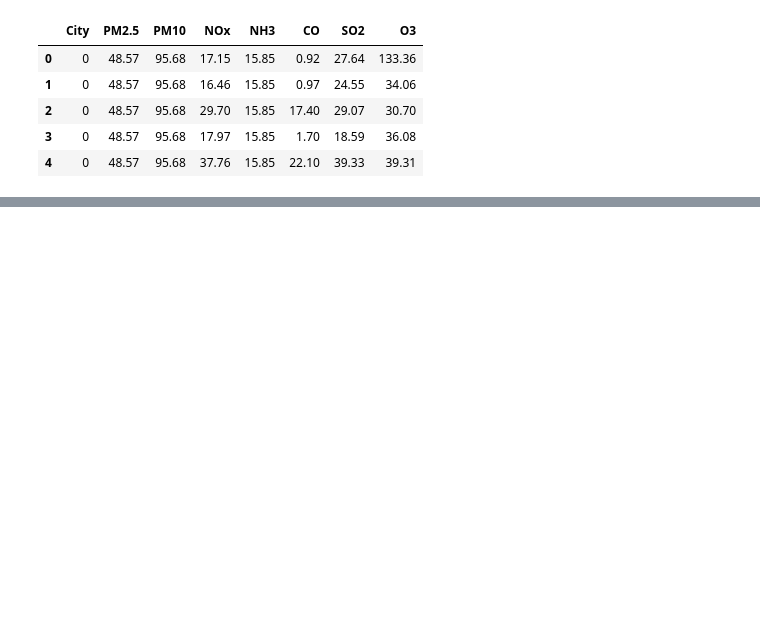
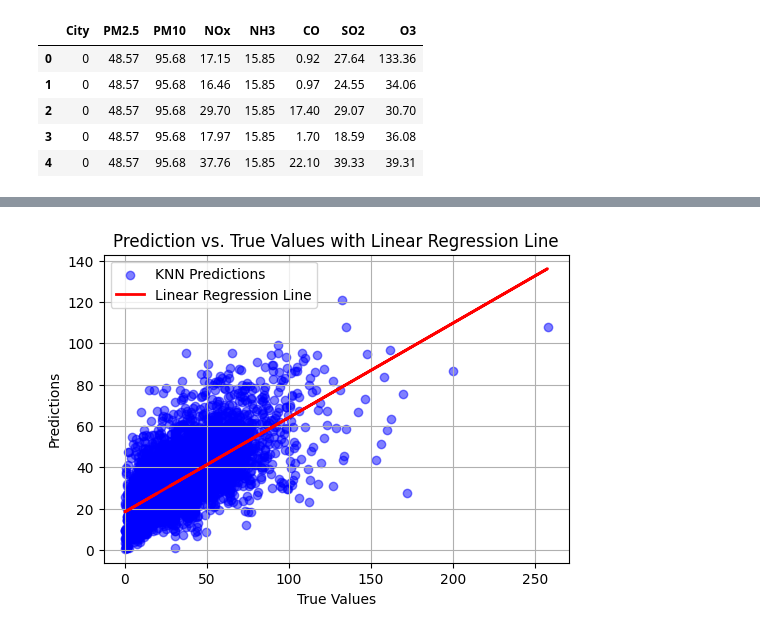
Before and after one commit to costpetrides/NOx-Ozone-Relationship-Modeling-with-ML, a Jupyter notebook: KNN.ipynb, the cells around one changed output, grey strips where cells are left out. Drawn from its saved outputs; the diff is of its cells as text; code cells hidden in the pictures; blank space fills up the shorter version.

```diff
--- a/KNN.ipynb
+++ b/KNN.ipynb
@@ -96,0 +195,8 @@ R-squared (R2): 0.43
+# %%
+import numpy as np
+import pandas as pd
+import matplotlib.pyplot as plt
+df=pd.read_csv('https://raw.githubusercontent.com/costpetrides/NOx-Ozone-Relationship-Modeling-with-ML/main/DATA/Data_3.csv')
+cols = df.columns.tolist()
+
+df.head()
@@ -96,0 +241,71 @@ R-squared (R2): 0.43
+# %%
+import numpy as np
+import pandas as pd
+import matplotlib.pyplot as plt
+from sklearn.preprocessing import StandardScaler
+from sklearn.model_selection import train_test_split, GridSearchCV
+from sklearn.neighbors import KNeighborsRegressor
+from sklearn.metrics import mean_absolute_error, mean_squared_error, r2_score
+from sklearn.linear_model import LinearRegression
+
+# Shuffle and split data
+df = df.sample(frac=1, random_state=42).reset_index(drop=True)
+train, temp = train_test_split(df, test_size=0.4, random_state=42)
+valid, test = train_test_split(temp, test_size=0.5, random_state=42)
+
+# Preprocess data
+def preprocess_data(dataframe):
+    x = dataframe.iloc[:, :-1].values
+    y = dataframe.iloc[:, -1].values
+    return x, y
+
+train_x, train_y = preprocess_data(train)
+valid_x, valid_y = preprocess_data(valid)
+test_x, test_y = preprocess_data(test)
+
+# Standardize features
+scaler = StandardScaler()
+train_x = scaler.fit_transform(train_x)
+valid_x = scaler.transform(valid_x)
+test_x = scaler.transform(test_x)
+
+# Define and tune model using GridSearchCV
+param_grid = {'n_neighbors': range(1, 21)}
+knn = KNeighborsRegressor()
+grid_search = GridSearchCV(knn, param_grid, cv=5, scoring='neg_mean_squared_error', n_jobs=-1)
+grid_search.fit(train_x, train_y)
+
+# Best parameters and model
+best_n_neighbors = grid_search.best_params_['n_neighbors']
+best_knn_model = grid_search.best_estimator_
+
+print(f"Best n_neighbors: {best_n_neighbors}")
+print(f"Best Validation Mean Squared Error: {-grid_search.best_score_}")
+
+# Predict and evaluate on test set
+pred_y = best_knn_model.predict(test_x)
+mae = mean_absolute_error(test_y, pred_y)
+mse = mean_squared_error(test_y, pred_y)
+r2 = r2_score(test_y, pred_y)
+
+print("Custom Regression Report:")
+print(f"Mean Absolute Error: {mae:.2f}")
+print(f"Mean Squared Error: {mse:.2f}")
+print(f"R-squared (R2): {r2:.2f}")
+
+# Fit a linear regression model for plotting
+lin_reg = LinearRegression()
+lin_reg.fit(test_y.reshape(-1, 1), pred_y)
+pred_line = lin_reg.predict(test_y.reshape(-1, 1))
+
+# Plotting
+plt.figure(figsize=(6, 4))
+plt.scatter(test_y, pred_y, alpha=0.5, color='blue', label='KNN Predictions')
+plt.plot(test_y, pred_line, color='red', linewidth=2, label='Linear Regression Line')
+plt.xlabel('True Values')
+plt.ylabel('Predictions')
+plt.title('Prediction vs. True Values with Linear Regression Line')
+plt.legend()
+plt.grid(True)
+plt.show()
+# %% [output]
@@ -96,0 +318 @@ R-squared (R2): 0.43
+[figure, added]
```
Also changed, not shown: parts of 13 cells of this notebook.
